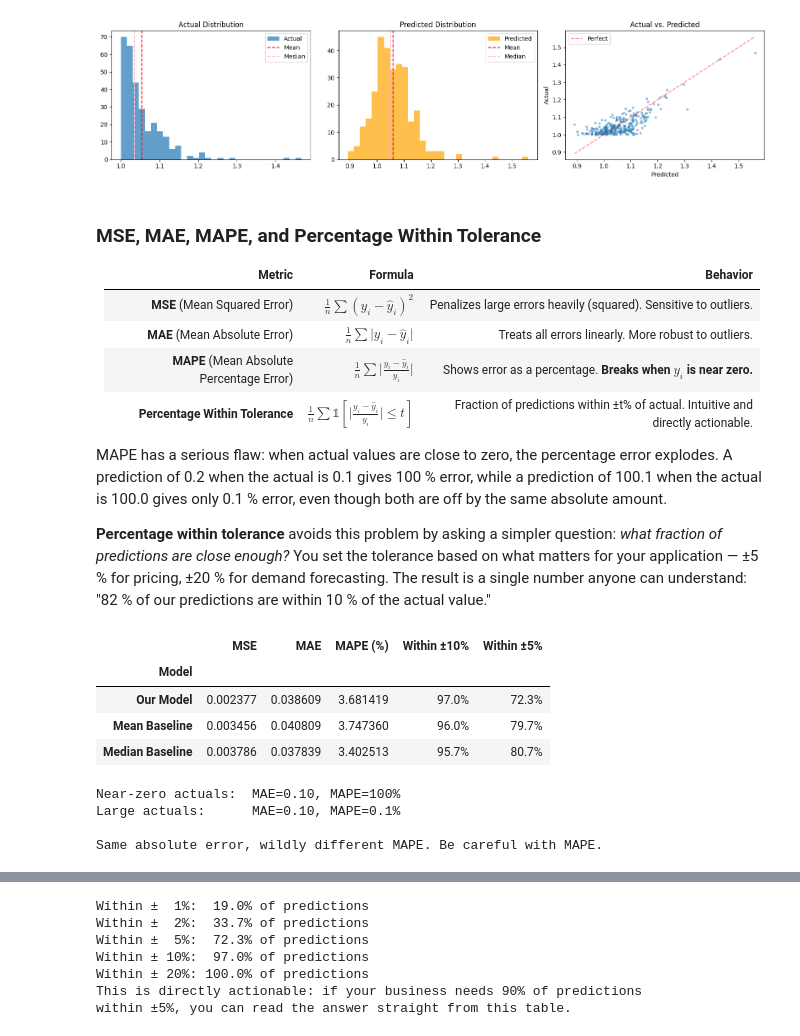
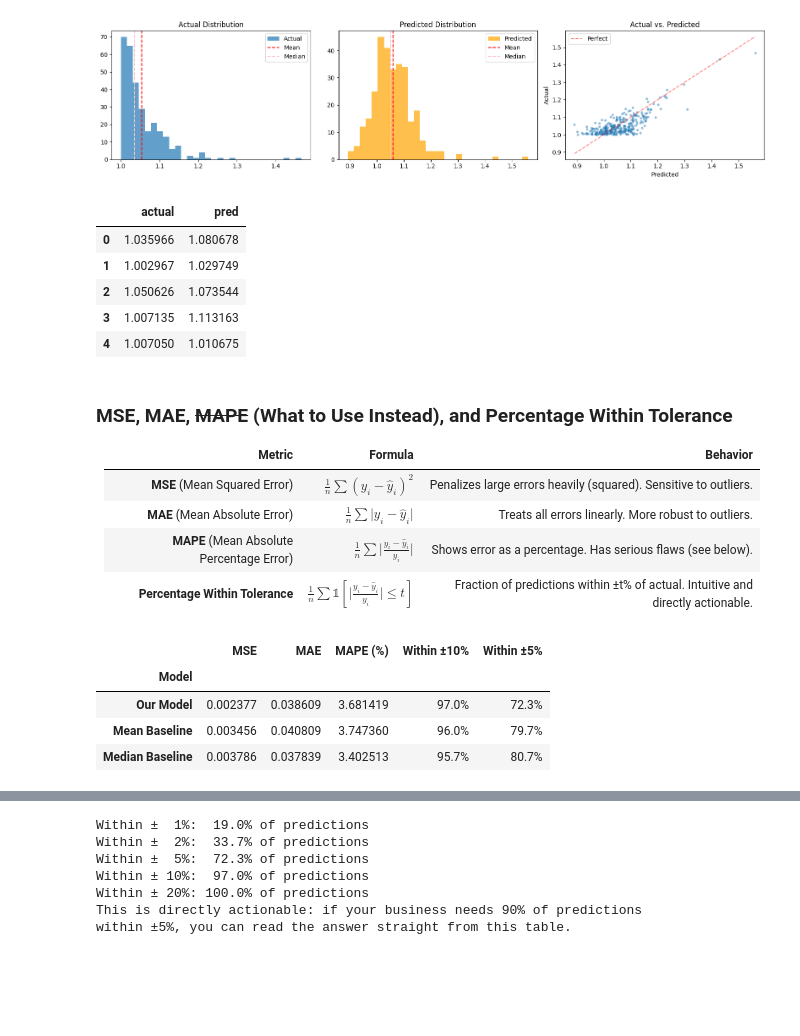
Before and after one commit to ai-builders/curriculum, a Jupyter notebook: notebooks/03a_metrics_and_baselines_2026.ipynb, the cells around one changed output, grey strips where cells are left out. Drawn from its saved outputs; the diff is of its cells as text; code cells hidden in the pictures; blank space fills up the shorter version.

```diff
--- a/notebooks/03a_metrics_and_baselines_2026.ipynb
+++ b/notebooks/03a_metrics_and_baselines_2026.ipynb
@@ -763,19 +763,24 @@ plt.tight_layout()
 plt.show()
 # %% [output]
 [figure]
+# %%
+df_reg.head()
+# %% [output]
+|  | actual | pred |
+| 0 | 1.035966 | 1.080678 |
+| 1 | 1.002967 | 1.029749 |
+| 2 | 1.050626 | 1.073544 |
+| 3 | 1.007135 | 1.113163 |
+| 4 | 1.007050 | 1.010675 |
 # %% [markdown]
-### MSE, MAE, MAPE, and Percentage Within Tolerance
+### MSE, MAE, ~~MAPE~~ (What to Use Instead), and Percentage Within Tolerance
 
 | Metric | Formula | Behavior |
 |---|---|---|
 | **MSE** (Mean Squared Error) | $\frac{1}{n}\sum(y_i - \hat{y}_i)^2$ | Penalizes large errors heavily (squared). Sensitive to outliers. |
 | **MAE** (Mean Absolute Error) | $\frac{1}{n}\sum\lvert y_i - \hat{y}_i \rvert$ | Treats all errors linearly. More robust to outliers. |
-| **MAPE** (Mean Absolute Percentage Error) | $\frac{1}{n}\sum\lvert\frac{y_i - \hat{y}_i}{y_i}\rvert$ | Shows error as a percentage. **Breaks when $y_i$ is near zero.** |
+| **MAPE** (Mean Absolute Percentage Error) | $\frac{1}{n}\sum\lvert\frac{y_i - \hat{y}_i}{y_i}\rvert$ | Shows error as a percentage. Has serious flaws (see below). |
 | **Percentage Within Tolerance** | $\frac{1}{n}\sum\mathbb{1}\left[\lvert\frac{y_i - \hat{y}_i}{y_i}\rvert \leq t\right]$ | Fraction of predictions within ±t% of actual. Intuitive and directly actionable. |
-
-MAPE has a serious flaw: when actual values are close to zero, the percentage error explodes. A prediction of 0.2 when the actual is 0.1 gives 100 % error, while a prediction of 100.1 when the actual is 100.0 gives only 0.1 % error, even though both are off by the same absolute amount.
-
-**Percentage within tolerance** avoids this problem by asking a simpler question: *what fraction of predictions are close enough?* You set the tolerance based on what matters for your application — ±5 % for pricing, ±20 % for demand forecasting. The result is a single number anyone can understand: "82 % of our predictions are within 10 % of the actual value."
 # %%
 from sklearn.metrics import mean_squared_error, mean_absolute_error
 
@@ -808,17 +813,3 @@ pd.DataFrame(results).set_index("Model")
 | Our Model | 0.002377 | 0.038609 | 3.681419 | 97.0% | 72.3% |
 | Mean Baseline | 0.003456 | 0.040809 | 3.747360 | 96.0% | 79.7% |
 | Median Baseline | 0.003786 | 0.037839 | 3.402513 | 95.7% | 80.7% |
-# %%
-# MAPE's flaw: near-zero actuals cause explosion
-y_true = np.array([0.1, 0.1, 0.1])
-y_pred_close = np.array([0.2, 0.2, 0.2])   # off by 0.1
-y_pred_far   = np.array([100.1, 100.1, 100.1])  # also off by 0.1... from 100
-
-print(f"Near-zero actuals:  MAE={mean_absolute_error(y_true, y_pred_close):.2f}, MAPE={mean_absolute_percentage_error(y_true, y_pred_close):.0f}%")
-print(f"Large actuals:      MAE={mean_absolute_error(np.array([100]*3), y_pred_far):.2f}, MAPE={mean_absolute_percentage_error(np.array([100]*3), y_pred_far):.1f}%")
-print("\nSame absolute error, wildly different MAPE. Be careful with MAPE.")
-# %% [output]
-Near-zero actuals:  MAE=0.10, MAPE=100%
-Large actuals:      MAE=0.10, MAPE=0.1%
-
-Same absolute error, wildly different MAPE. Be careful with MAPE.
```
Also changed, not shown: parts of 12 cells of this notebook.
